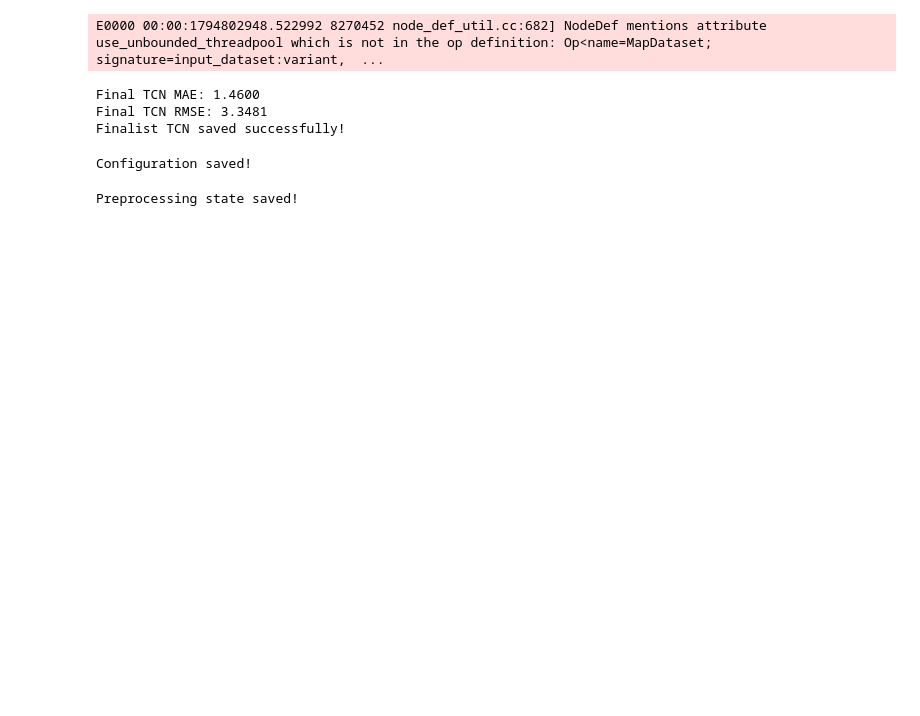
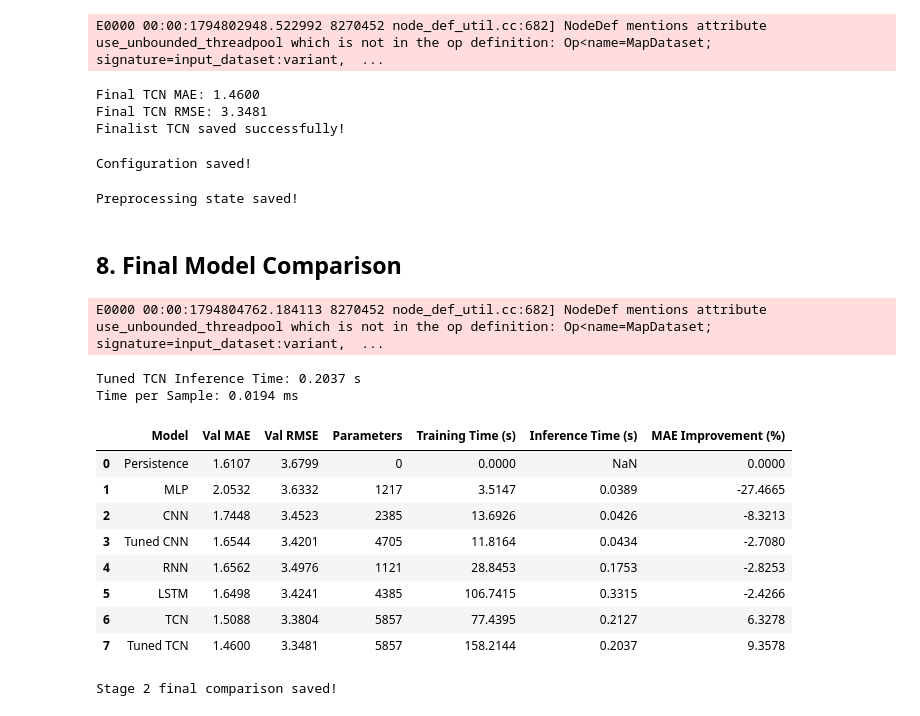
Before and after one commit to qchen534/AISE4010-Project, a Jupyter notebook: AISE4010_Project_Group#3.ipynb, the cells around one changed output. Cells and saved outputs as stored; diff of their text form; code cells hidden in the pictures; blank space fills up the shorter version.

Commit message:
Complete final model selection for stage 2

```diff
--- a/AISE4010_Project_Group#3.ipynb
+++ b/AISE4010_Project_Group#3.ipynb
@@ -2799,3 +2799,77 @@ joblib.dump(
 print("Preprocessing state saved!")
 # %% [output]
 Preprocessing state saved!
+# %% [markdown]
+## 8. Final Model Comparison
+# %%
+# Tuned TCN Inference Time
+
+tuned_tcn_inference_time = measure_inference(
+    best_tcn,
+    X_val,
+    repeats=5
+)
+
+tuned_tcn_ms_per_sample = (
+    tuned_tcn_inference_time / len(X_val) * 1000
+)
+
+print(f"Tuned TCN Inference Time: {tuned_tcn_inference_time:.4f} s")
+print(f"Time per Sample: {tuned_tcn_ms_per_sample:.4f} ms")
+# %% [output]
+E0000 00:00:1794804762.184113 8270452 node_def_util.cc:682] NodeDef mentions attribute use_unbounded_threadpool which is not in the op definition: Op<name=MapDataset; signature=input_dataset:variant,  ...
+Tuned TCN Inference Time: 0.2037 s
+Time per Sample: 0.0194 ms
+# %%
+# Best HPO trial
+best_trial = tcn_hpo_results_df.loc[
+    tcn_hpo_results_df["Val MAE"].idxmin()
+]
+
+# Add tuned TCN without duplicating rows
+stage2_final_comparison = stage2_comparison[
+    stage2_comparison["Model"] != "Tuned TCN"
+].copy()
+
+tuned_tcn_row = pd.DataFrame([{
+    "Model": "Tuned TCN",
+    "Val MAE": final_tcn_mae,
+    "Val RMSE": final_tcn_rmse,
+    "Parameters": best_tcn.count_params(),
+    "Training Time (s)": best_trial["Training Time (s)"],
+    "Inference Time (s)": tuned_tcn_inference_time,
+    "MAE Improvement (%)": (
+        (naive_mae - final_tcn_mae) / naive_mae * 100
+    )
+}])
+
+stage2_final_comparison = pd.concat(
+    [stage2_final_comparison, tuned_tcn_row],
+    ignore_index=True
+)
+
+display(stage2_final_comparison.round(4))
+# %% [output]
+|  | Model | Val MAE | Val RMSE | Parameters | Training Time (s) | Inference Time (s) | MAE Improvement (%) |
+| 0 | Persistence | 1.6107 | 3.6799 | 0 | 0.0000 | NaN | 0.0000 |
+| 1 | MLP | 2.0532 | 3.6332 | 1217 | 3.5147 | 0.0389 | -27.4665 |
+| 2 | CNN | 1.7448 | 3.4523 | 2385 | 13.6926 | 0.0426 | -8.3213 |
+| 3 | Tuned CNN | 1.6544 | 3.4201 | 4705 | 11.8164 | 0.0434 | -2.7080 |
+| 4 | RNN | 1.6562 | 3.4976 | 1121 | 28.8453 | 0.1753 | -2.8253 |
+| 5 | LSTM | 1.6498 | 3.4241 | 4385 | 106.7415 | 0.3315 | -2.4266 |
+| 6 | TCN | 1.5088 | 3.3804 | 5857 | 77.4395 | 0.2127 | 6.3278 |
+| 7 | Tuned TCN | 1.4600 | 3.3481 | 5857 | 158.2144 | 0.2037 | 9.3578 |
+# %%
+# Save the result
+from pathlib import Path
+
+Path("logs").mkdir(exist_ok=True)
+
+stage2_final_comparison.to_csv(
+    "logs/stage2_final_comparison.csv",
+    index=False
+)
+
+print("Stage 2 final comparison saved!")
+# %% [output]
+Stage 2 final comparison saved!
```
Also changed, not shown: parts of 3 cells of this notebook, 1 other file.
